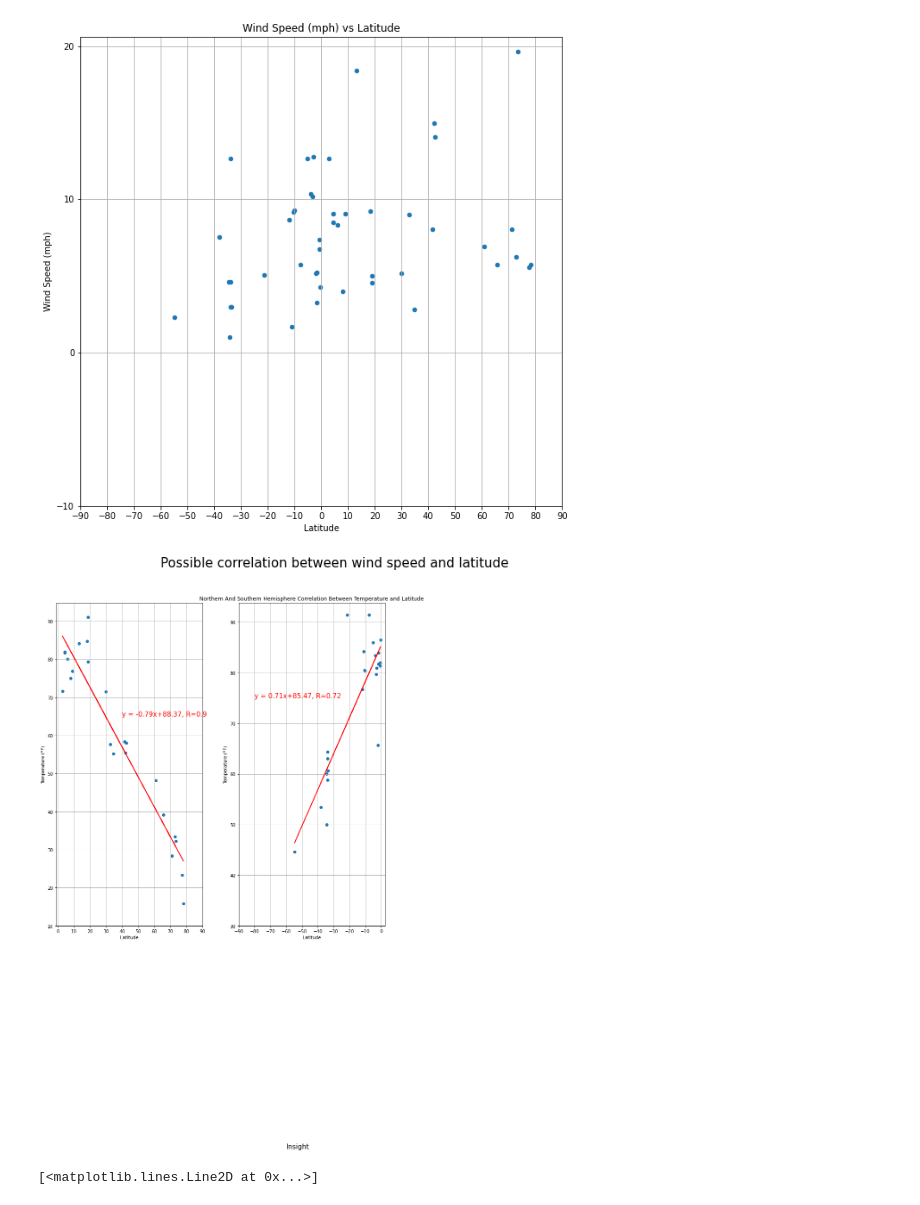
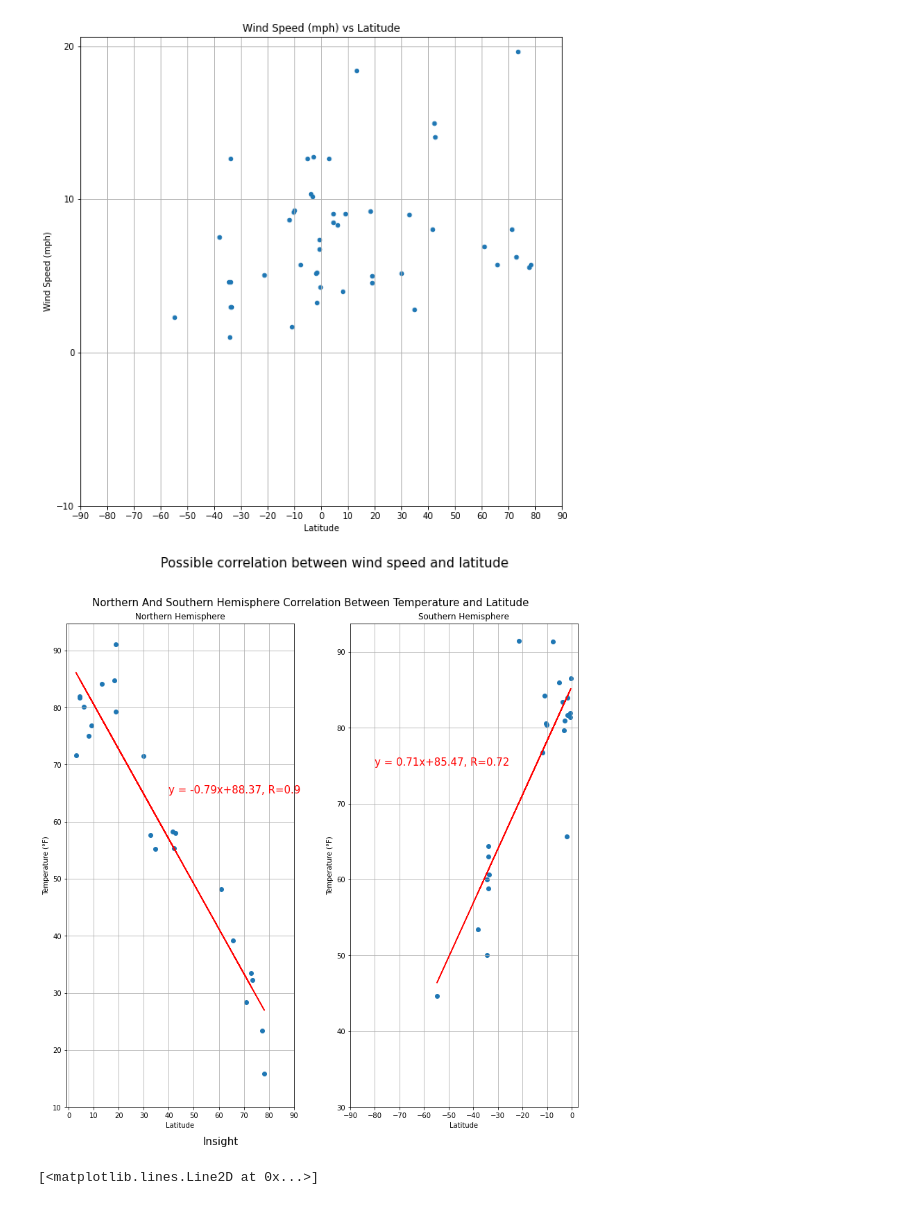
Before and after one commit to JuanjoFernandez/python-api-challenge, a Jupyter notebook: WeatherPy/WeatherPy.ipynb, the cells around one changed output. Drawn from its saved outputs; the diff is of its cells as text; code cells hidden in the pictures.

Commit message:
Fixes format of correlation graph

```diff
--- a/WeatherPy/WeatherPy.ipynb
+++ b/WeatherPy/WeatherPy.ipynb
@@ -281,6 +281,7 @@ axes[0].set_xticks(xticks)
 axes[0].set_yticks(yticks)
 axes[0].set_xlabel('Latitude')
 axes[0].set_ylabel('Temperature (°F)')
+axes[0].set_title('Northern Hemisphere')
 
 ## South hemisphere
 
@@ -293,36 +294,37 @@ xticks = np.arange(-90,10,10)
 min_temp = (round(south_df['Temperature (°F)'].min()/10,0))*10 - 10
 max_temp = (round(south_df['Temperature (°F)'].max()/10,0))*10 + 10
 yticks = np.arange(min_temp, max_temp, 10)
 
 # Setting x and y for line
 x_values = south_df['Latitude']
 y_values = south_df['Temperature (°F)']
 (m, b, r, p, stderr) = st.stats.linregress(x_values, y_values)
 
 # Building the line
 line_eq = 'y = ' + str(round(m, 2)) + 'x+' + str(round (b, 2))
 
 axes[1].scatter(x=south_df["Latitude"], y=south_df["Temperature (°F)"])
 axes[1].grid()
 axes[1].annotate(line_eq + ', R=' + str(round(r**2, 2)),(-80,75), fontsize=15,color="red")
 axes[1].plot(x_values, m*x_values + b, color ='r')
 axes[1].set_xticks(xticks)
 axes[1].set_yticks(yticks)
 axes[1].set_xlabel('Latitude')
 axes[1].set_ylabel('Temperature (°F)')
+axes[1].set_title('Southern Hemisphere')
 
-plt.title ('Northern And Southern Hemisphere Correlation Between Temperature and Latitude')
+plt.suptitle ('Northern And Southern Hemisphere Correlation Between Temperature and Latitude', fontsize = 15)
 plt.tight_layout()
 
 # Adding an explanatory line for the graph
-plt.annotate("Insight", xy=(-60,-14), annotation_clip=False, fontsize=15)
+plt.annotate("Insight", xy=(-150,25), annotation_clip=False, fontsize=15)
 
 # Saving to png
 filename = 'hemi_temp_lat.png'
 path = os.path.join('plot_images', filename)
 plt.savefig(path)
 # %% [output]
-[figure, old version]
+[figure, new version]
 # %%
 # Plotting Southern Hemisphere - Temperature (F) vs. Latitude
 
```
Also changed, not shown: 2 other files.
